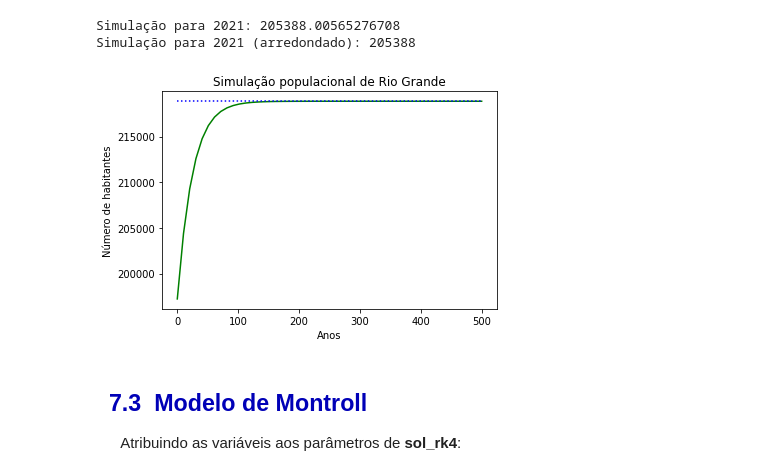
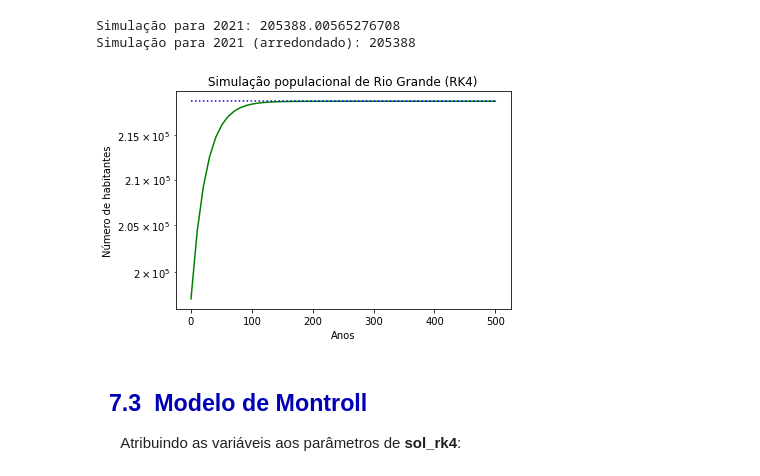
Before and after one commit to LaboratorioIPythonFURG/Modelo-Populacional-Malthus, a Jupyter notebook: Jupyter/7_rk4.ipynb, the cells around one changed output. Cells and saved outputs as stored; diff of their text form; code cells hidden in the pictures.

```diff
--- a/Jupyter/7_rk4.ipynb
+++ b/Jupyter/7_rk4.ipynb
@@ -122,17 +122,17 @@ Simulação para 2021: 205388.00565276708
 Simulação para 2021 (arredondado): 205388
 # %%
 L = 218858 #Limite (L)
-
 plt.plot(t_lim,sol_lim,"g") #Curva logística
 plt.plot(t_lim,np.full(t_lim.shape[0], L),"b", linestyle = 'dotted') #Assíntota
 
 #Exibindo figura
-plt.title("Simulação populacional de Rio Grande")
+plt.title("Simulação populacional de Rio Grande (RK4)")
 plt.xlabel("Anos")
 plt.ylabel("Número de habitantes")
+plt.yscale("log")
 plt.show()
 # %% [output]
-[figure, old version]
+[figure, new version]
 # %% [markdown]
 <h2 style='color:#0000b7' >&nbsp; 7.3 &nbsp;Modelo de Montroll</h2>
 
```
Also changed, not shown: parts of 3 cells of this notebook.
